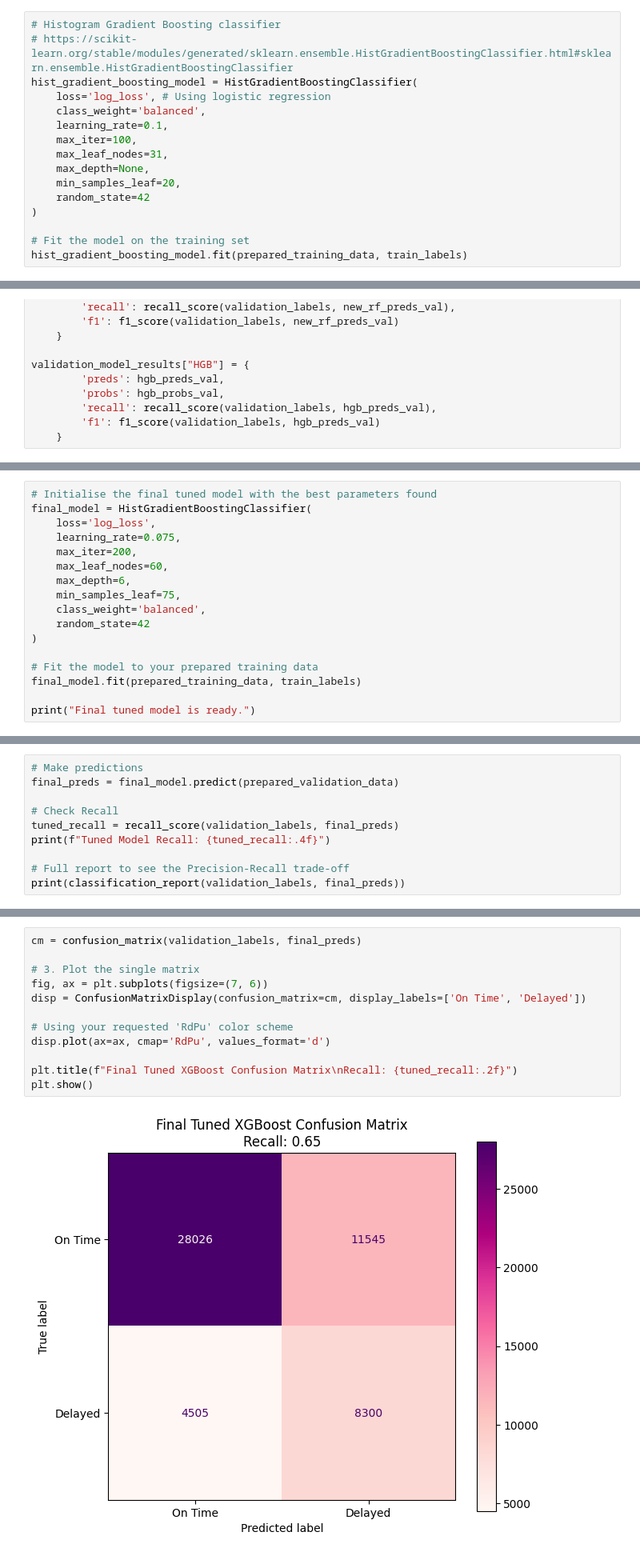
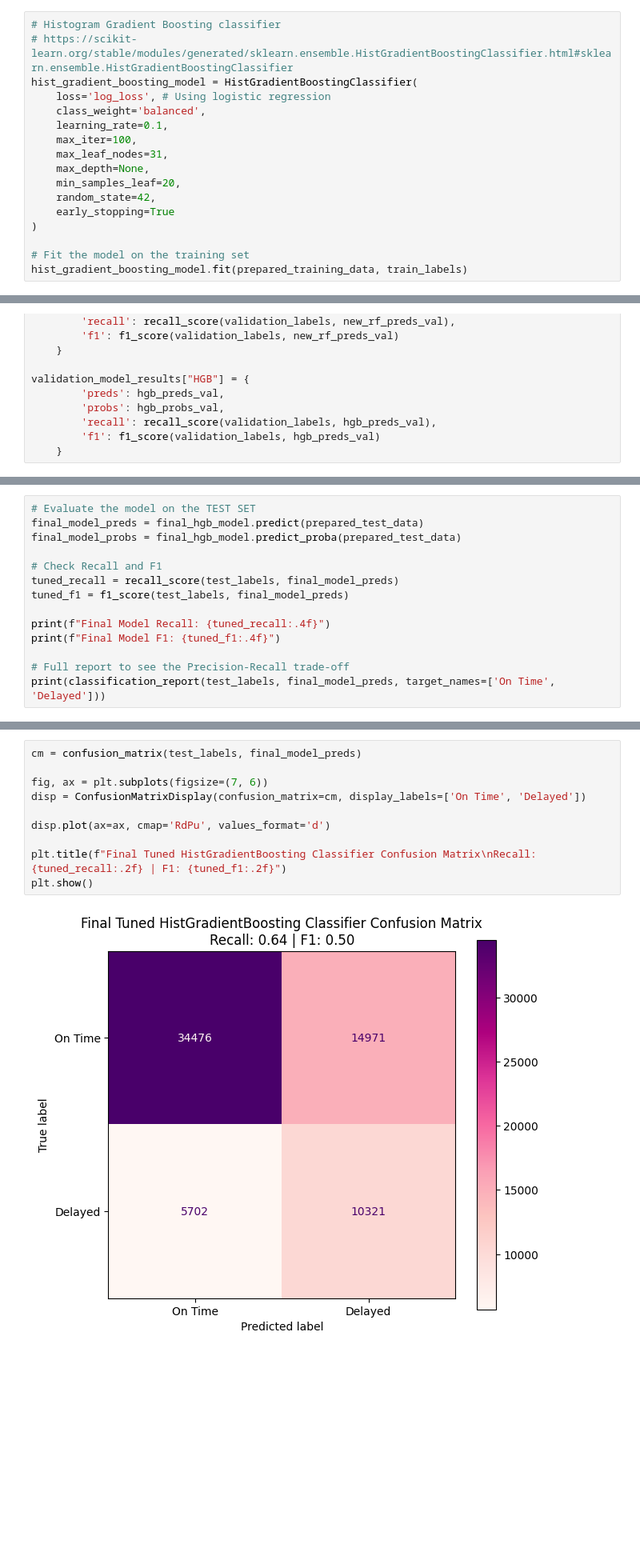
Before and after one commit to lucyg04/nycflights13, a Jupyter notebook: Practical 1/practical1_py.ipynb, the cells around one changed output, grey strips where cells are left out. Shown at 80% size. Drawn from its saved outputs; the diff is of its cells as text; blank space fills up the shorter version.

```diff
--- a/Practical 1/practical1_py.ipynb
+++ b/Practical 1/practical1_py.ipynb
@@ -1817,7 +1820,8 @@ hist_gradient_boosting_model = HistGradientBoostingClassifier(
     max_leaf_nodes=31,
     max_depth=None,
     min_samples_leaf=20,
-    random_state=42
+    random_state=42,
+    early_stopping=True
 )
 
 # Fit the model on the training set
@@ -2054,17 +2045,0 @@ Best parameters: {'min_samples_leaf': 75, 'max_leaf_nodes': 60, 'max_iter': 200,
-# %%
-# Initialise the final tuned model with the best parameters found
-final_model = HistGradientBoostingClassifier(
-    loss='log_loss',
-    learning_rate=0.075,
-    max_iter=200,
-    max_leaf_nodes=60,
-    max_depth=6,
-    min_samples_leaf=75,
-    class_weight='balanced',
-    random_state=42
-)
-
-# Fit the model to your prepared training data
-final_model.fit(prepared_training_data, train_labels)
-
-print("Final tuned model is ready.")
@@ -2073,11 +2086,15 @@ Final tuned model is ready.
 # %%
-# Make predictions
-final_preds = final_model.predict(prepared_validation_data)
+# Evaluate the model on the TEST SET
+final_model_preds = final_hgb_model.predict(prepared_test_data)
+final_model_probs = final_hgb_model.predict_proba(prepared_test_data)
 
-# Check Recall
-tuned_recall = recall_score(validation_labels, final_preds)
-print(f"Tuned Model Recall: {tuned_recall:.4f}")
+# Check Recall and F1
+tuned_recall = recall_score(test_labels, final_model_preds)
+tuned_f1 = f1_score(test_labels, final_model_preds)
+
+print(f"Final Model Recall: {tuned_recall:.4f}")
+print(f"Final Model F1: {tuned_f1:.4f}")
 
 # Full report to see the Precision-Recall trade-off
-print(classification_report(validation_labels, final_preds))
+print(classification_report(test_labels, final_model_preds, target_names=['On Time', 'Delayed']))
 # %% [output]
@@ -2093,15 +2111,13 @@ weighted avg       0.75      0.69      0.71     52376
 # %%
-cm = confusion_matrix(validation_labels, final_preds)
+cm = confusion_matrix(test_labels, final_model_preds)
 
-# 3. Plot the single matrix
 fig, ax = plt.subplots(figsize=(7, 6))
 disp = ConfusionMatrixDisplay(confusion_matrix=cm, display_labels=['On Time', 'Delayed'])
 
-# Using your requested 'RdPu' color scheme
 disp.plot(ax=ax, cmap='RdPu', values_format='d')
 
-plt.title(f"Final Tuned XGBoost Confusion Matrix\nRecall: {tuned_recall:.2f}")
+plt.title(f"Final Tuned HistGradientBoosting Classifier Confusion Matrix\nRecall: {tuned_recall:.2f} | F1: {tuned_f1:.2f}")
 plt.show()
 # %% [output]
-[figure, old version]
+[figure, new version]
 # %%
```
Also changed, not shown: parts of 15 cells of this notebook.
